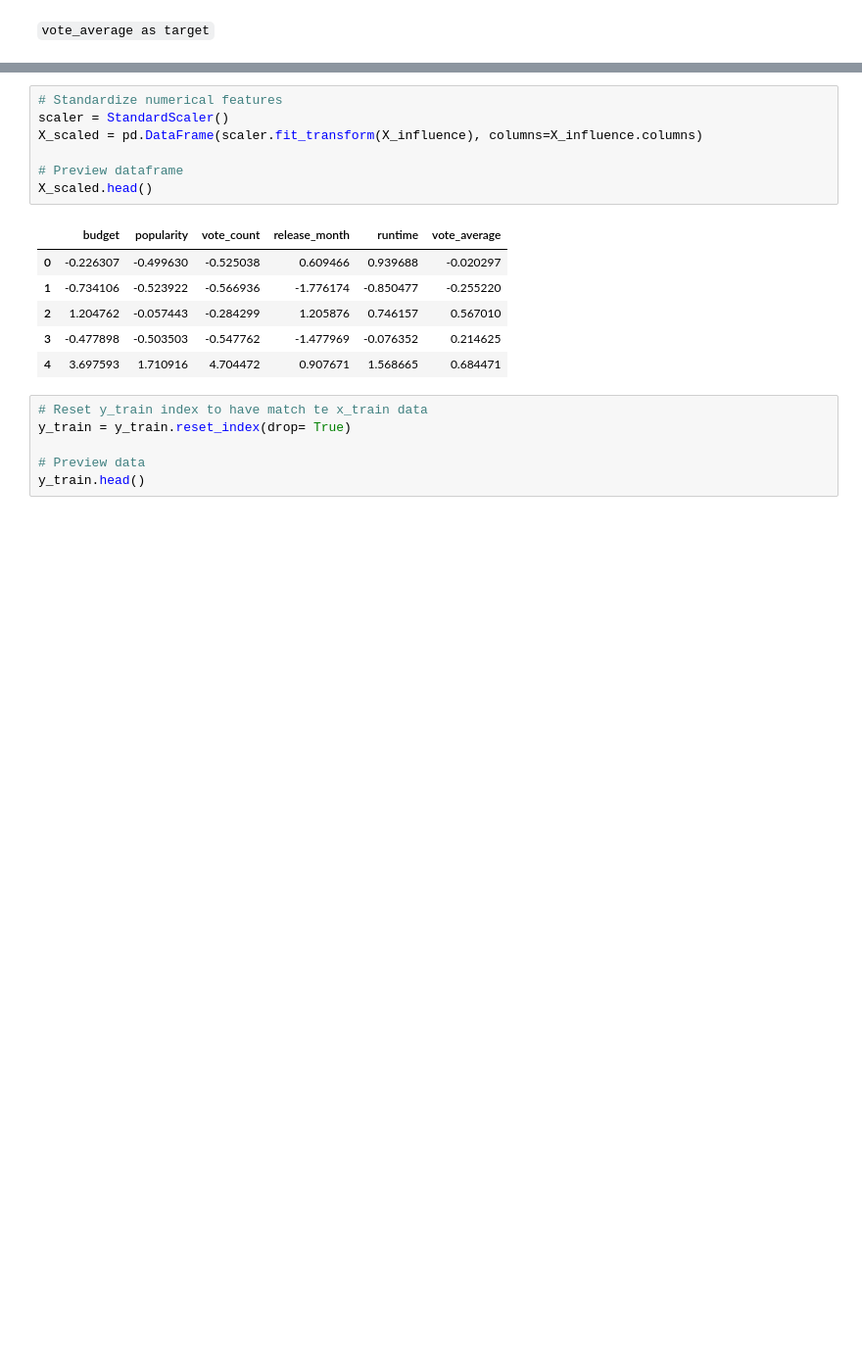
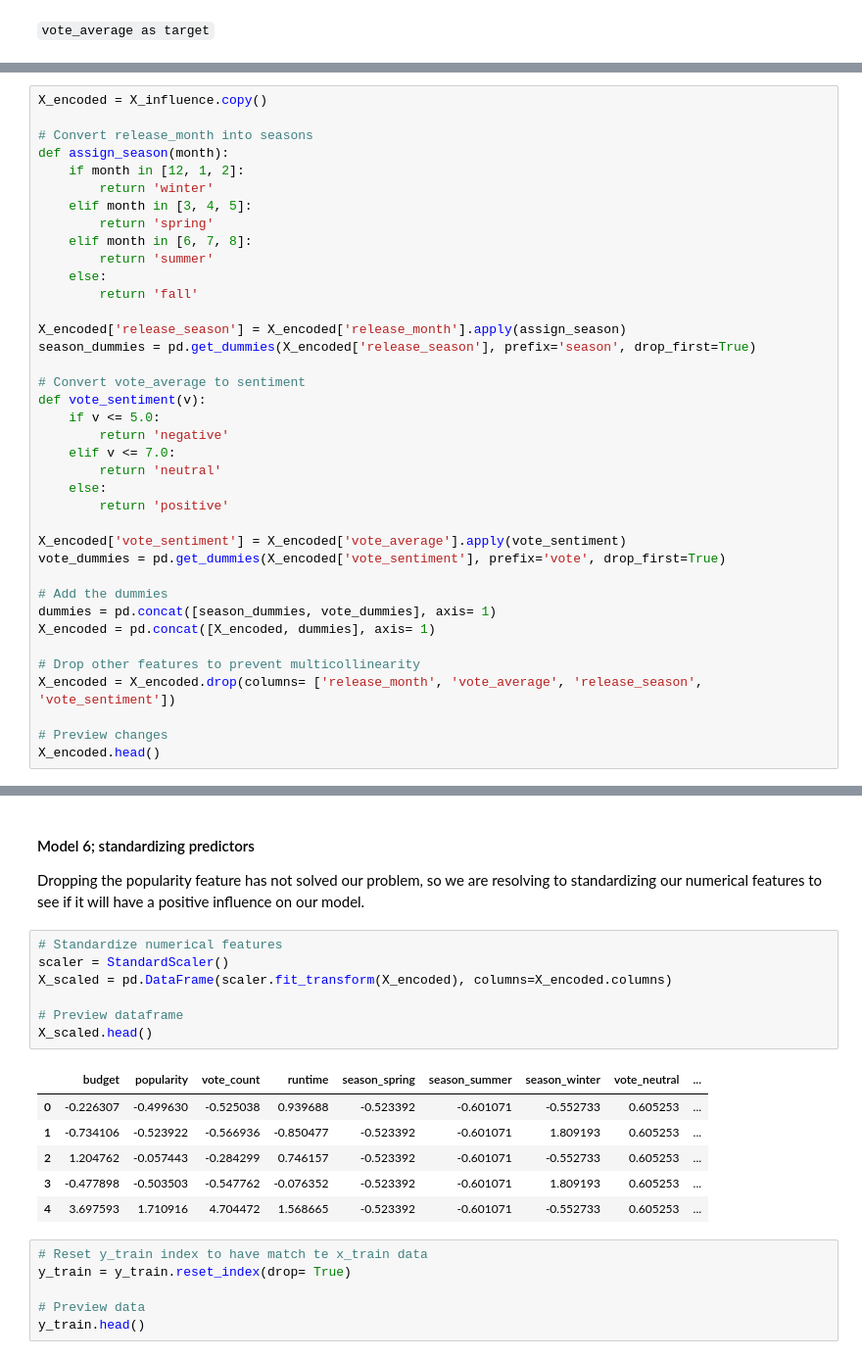
Before and after one commit to Assesa44/Movie-Revenue-Predictor, a Jupyter notebook: Notebooks/revenue_predictor.ipynb, the cells around one changed output, grey strips where cells are left out. Shown at 98% size. Drawn from its saved outputs; the diff is of its cells as text; blank space fills up the shorter version.

```diff
--- a/Notebooks/revenue_predictor.ipynb
+++ b/Notebooks/revenue_predictor.ipynb
@@ -847,0 +847,38 @@ Dropping the popularity feature has not solved our problem, so we are resolving
+# %%
+X_encoded = X_influence.copy()
+
+# Convert release_month into seasons
+def assign_season(month):
+    if month in [12, 1, 2]:
+        return 'winter'
+    elif month in [3, 4, 5]:
+        return 'spring'
+    elif month in [6, 7, 8]:
+        return 'summer'
+    else:
+        return 'fall'
+
+X_encoded['release_season'] = X_encoded['release_month'].apply(assign_season)
+season_dummies = pd.get_dummies(X_encoded['release_season'], prefix='season', drop_first=True)
+
+# Convert vote_average to sentiment
+def vote_sentiment(v):
+    if v <= 5.0:
+        return 'negative'
+    elif v <= 7.0:
+        return 'neutral'
+    else:
+        return 'positive'
+
+X_encoded['vote_sentiment'] = X_encoded['vote_average'].apply(vote_sentiment)
+vote_dummies = pd.get_dummies(X_encoded['vote_sentiment'], prefix='vote', drop_first=True)
+
+# Add the dummies
+dummies = pd.concat([season_dummies, vote_dummies], axis= 1)
+X_encoded = pd.concat([X_encoded, dummies], axis= 1)
+
+# Drop other features to prevent multicollinearity
+X_encoded = X_encoded.drop(columns= ['release_month', 'vote_average', 'release_season', 'vote_sentiment'])
+
+# Preview changes
+X_encoded.head()
@@ -848,17 +916,20 @@ Dropping the popularity feature has not solved our problem, so we are resolving
+# %% [markdown]
+#### Model 6; standardizing predictors
+Dropping the popularity feature has not solved our problem, so we are resolving to standardizing our numerical features to see if it will have a positive influence on our model.
 # %%
 # Standardize numerical features
 scaler = StandardScaler()
-X_scaled = pd.DataFrame(scaler.fit_transform(X_influence), columns=X_influence.columns)
+X_scaled = pd.DataFrame(scaler.fit_transform(X_encoded), columns=X_encoded.columns)
 
 # Preview dataframe
 X_scaled.head()
 # %% [output]
-|  | budget | popularity | vote_count | release_month | runtime | vote_average |
-| 0 | -0.226307 | -0.499630 | -0.525038 | 0.609466 | 0.939688 | -0.020297 |
-| 1 | -0.734106 | -0.523922 | -0.566936 | -1.776174 | -0.850477 | -0.255220 |
-| 2 | 1.204762 | -0.057443 | -0.284299 | 1.205876 | 0.746157 | 0.567010 |
-| 3 | -0.477898 | -0.503503 | -0.547762 | -1.477969 | -0.076352 | 0.214625 |
-| 4 | 3.697593 | 1.710916 | 4.704472 | 0.907671 | 1.568665 | 0.684471 |
+|  | budget | popularity | vote_count | runtime | season_spring | season_summer | season_winter | vote_neutral | ... |
+| 0 | -0.226307 | -0.499630 | -0.525038 | 0.939688 | -0.523392 | -0.601071 | -0.552733 | 0.605253 | ... |
+| 1 | -0.734106 | -0.523922 | -0.566936 | -0.850477 | -0.523392 | -0.601071 | 1.809193 | 0.605253 | ... |
+| 2 | 1.204762 | -0.057443 | -0.284299 | 0.746157 | -0.523392 | -0.601071 | -0.552733 | 0.605253 | ... |
+| 3 | -0.477898 | -0.503503 | -0.547762 | -0.076352 | -0.523392 | -0.601071 | 1.809193 | 0.605253 | ... |
+| 4 | 3.697593 | 1.710916 | 4.704472 | 1.568665 | -0.523392 | -0.601071 | -0.552733 | 0.605253 | ... |
 # %%
 # Reset y_train index to have match te x_train data
 y_train = y_train.reset_index(drop= True)
```
Also changed, not shown: parts of 19 cells of this notebook.
